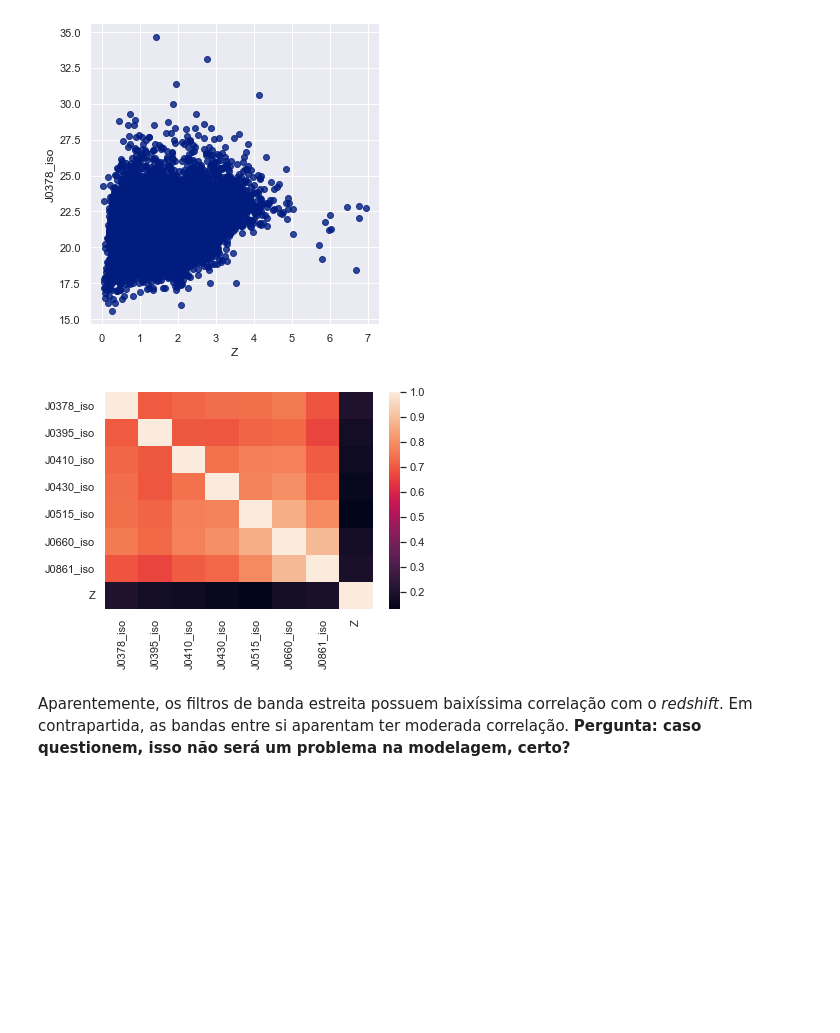
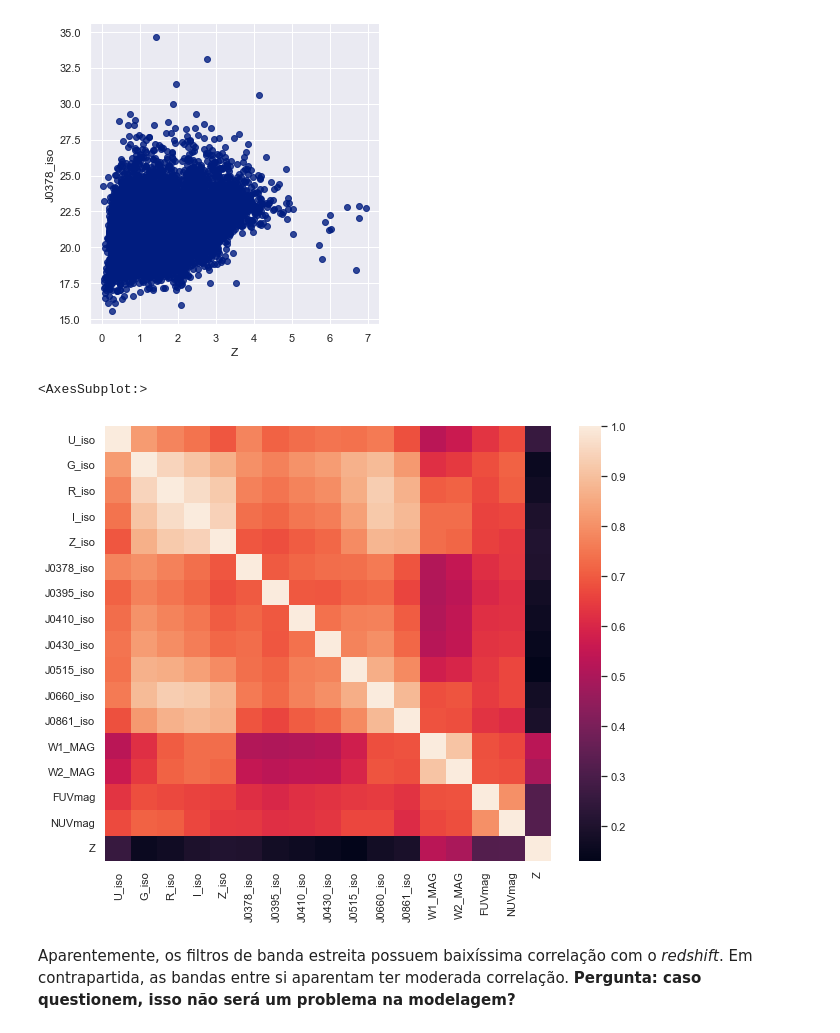
Before and after one commit to GabrielaPereiraSoares/Projeto_TCC, a Jupyter notebook: Analise_Descritiva.ipynb, the cells around one changed output. Cells and saved outputs as stored; diff of their text form; code cells hidden in the pictures; blank space fills up the shorter version.

```diff
--- a/Analise_Descritiva.ipynb
+++ b/Analise_Descritiva.ipynb
@@ -278,9 +315,11 @@ sns.lmplot('Z', narrow[0], data = dados, fit_reg = False)
 # %% [output]
 <seaborn.axisgrid.FacetGrid at 0x...>
 [figure]
-# %%
-sns.heatmap(dados[narrow+["Z"]].corr());
-# %% [output]
-[figure, removed]
+# %%
+fig, ax = plt.subplots(figsize=(10,8))
+sns.heatmap(dados[cols+["Z"]].corr())
+# %% [output]
+<AxesSubplot:>
+[figure, added]
 # %% [markdown]
-Aparentemente, os filtros de banda estreita possuem baixíssima correlação com o _redshift_. Em contrapartida, as bandas entre si aparentam ter moderada correlação. **Pergunta: caso questionem, isso não será um problema na modelagem, certo?**
+Aparentemente, os filtros de banda estreita possuem baixíssima correlação com o _redshift_. Em contrapartida, as bandas entre si aparentam ter moderada correlação. **Pergunta: caso questionem, isso não será um problema na modelagem?**
```
Also changed, not shown: parts of 8 cells of this notebook.
